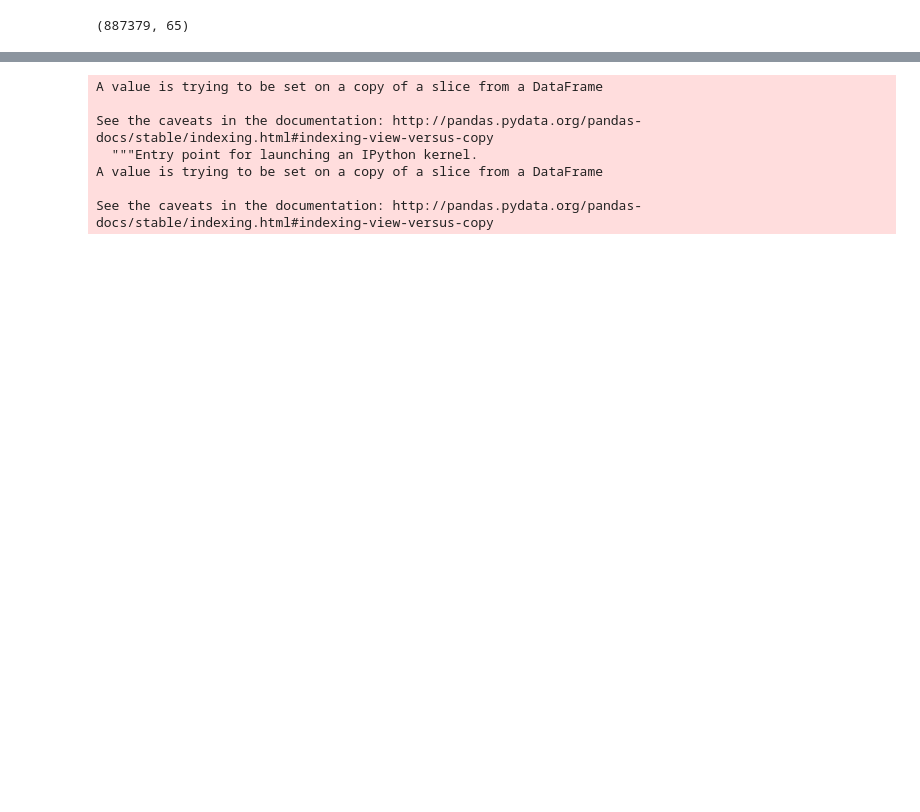
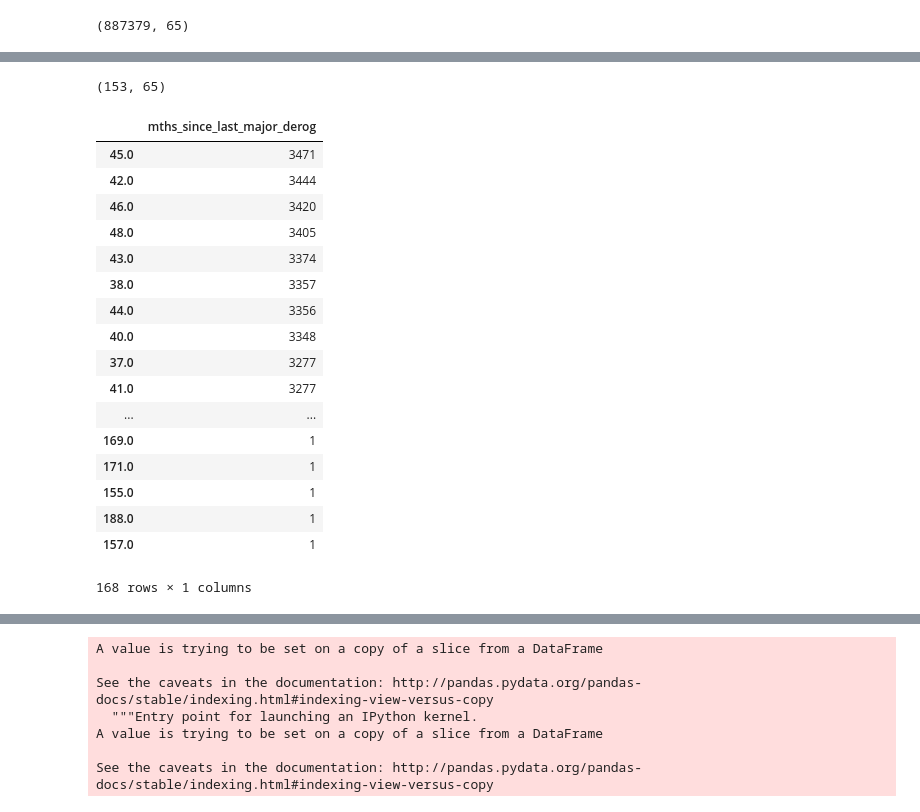
Before and after one commit to fuhailin/PINGAN-2018-Challenge, a Jupyter notebook: solution/Feature Enginering.ipynb, the cells around one changed output, grey strips where cells are left out. Drawn from its saved outputs; the diff is of its cells as text; code cells hidden in the pictures; blank space fills up the shorter version.

```diff
--- a/solution/Feature Enginering.ipynb
+++ b/solution/Feature Enginering.ipynb
@@ -57,3 +120,5 @@ dataset.shape
+# %%
+dataset['mths_since_rcnt_il']=dataset['mths_since_rcnt_il'].replace(np.nan,0)
 # %%
 # Check missing:
 print(dataset.isnull().sum())
@@ -113,3 +143,28 @@ dataset[category_feature]=dataset[category_feature].apply(LabelEncoder().fit_tra
+# %%
+dataset[dataset['mths_since_last_major_derog']==0].shapedataset[dataset['mths_since_last_major_derog']==0].shape
+# %% [output]
+(153, 65)
+# %%
+pd.value_counts(dataset.mths_since_last_major_derog).to_frame()
+# %% [output]
+|  | mths_since_last_major_derog |
+| 45.0 | 3471 |
+| 42.0 | 3444 |
+| 46.0 | 3420 |
+| 48.0 | 3405 |
+| 43.0 | 3374 |
+| 38.0 | 3357 |
+| 44.0 | 3356 |
+| 40.0 | 3348 |
+| 37.0 | 3277 |
+| 41.0 | 3277 |
+| ... | ... |
+| 169.0 | 1 |
+| 171.0 | 1 |
+| 155.0 | 1 |
+| 188.0 | 1 |
+| 157.0 | 1 |
+168 rows × 1 columns
 # %%
 dataset.columns
 # %% [output]
```
Also changed, not shown: parts of 11 cells of this notebook, 2 other files.
